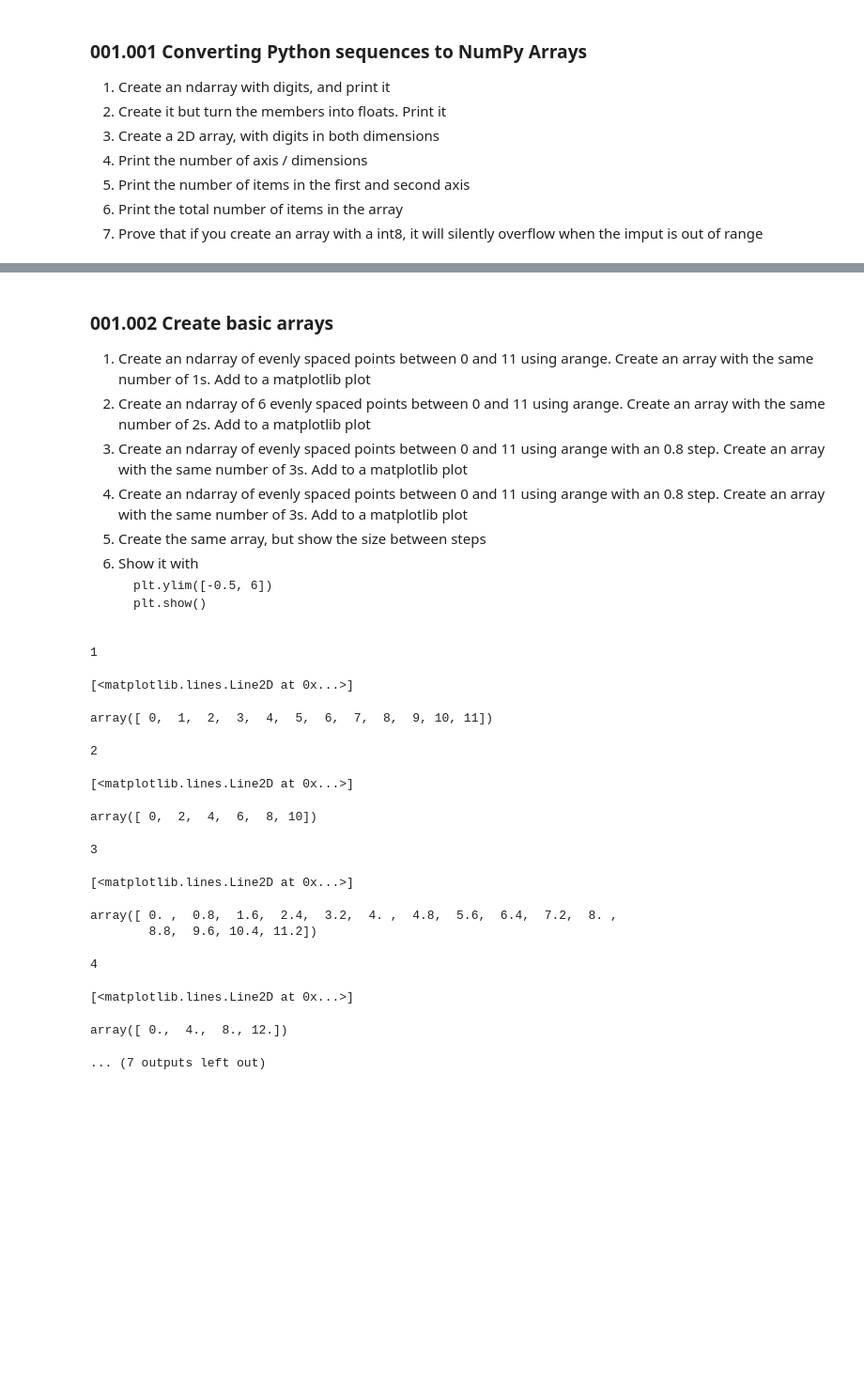
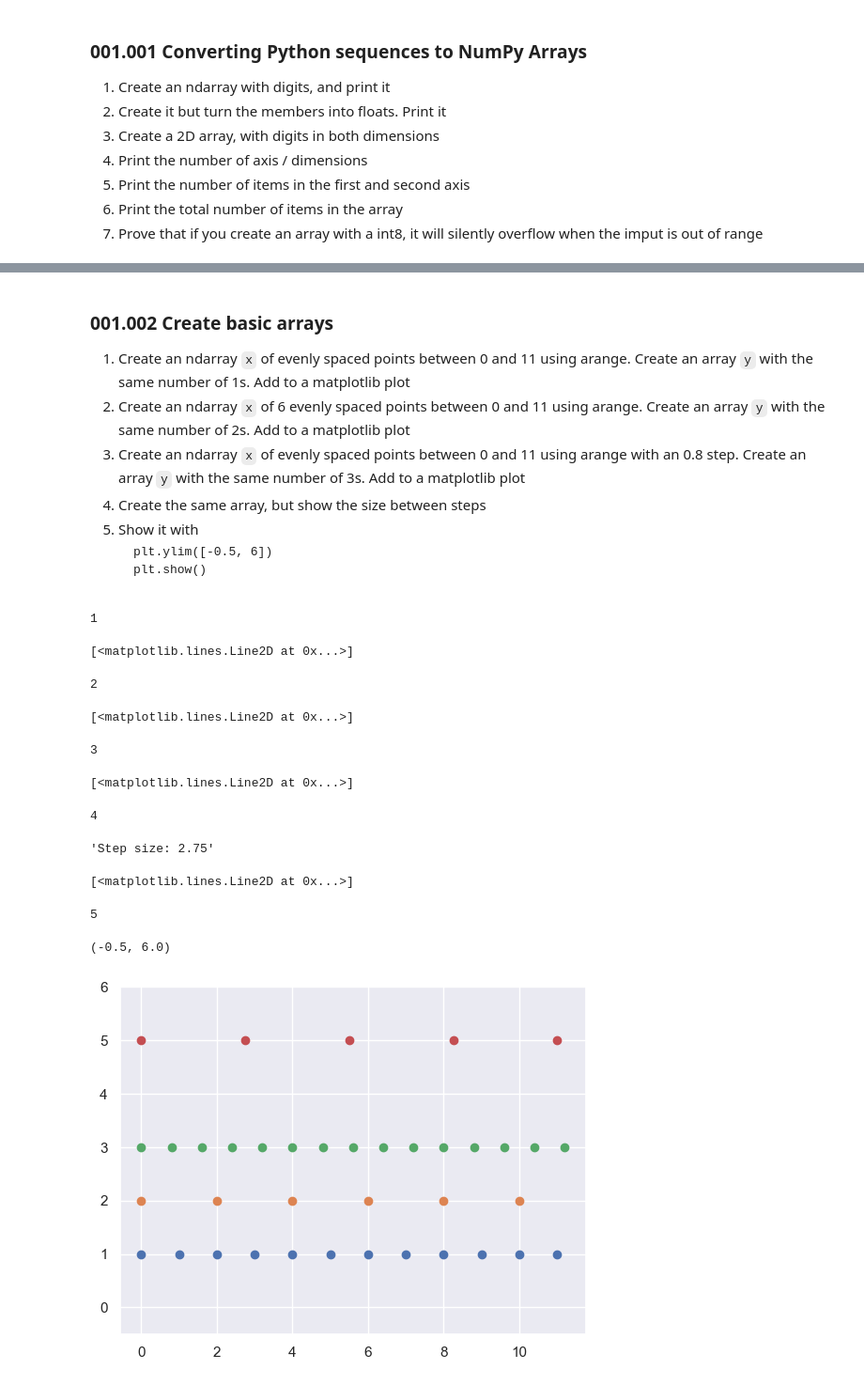
Before and after one commit to gotofritz/jupyter, a Jupyter notebook: katas/numpy_katas/solutions/001_numpy.ipynb, the cells around one changed output, grey strips where cells are left out. Shown at 94% size. Cells and saved outputs as stored; diff of their text form; code cells hidden in the pictures; blank space fills up the shorter version.

````diff
--- a/katas/numpy_katas/solutions/001_numpy.ipynb
+++ b/katas/numpy_katas/solutions/001_numpy.ipynb
@@ -75,10 +79,9 @@ array([ 127, -127], dtype=int8)
 # %% [markdown]
 ### 001.002  Create basic arrays
 
-1. Create an ndarray of evenly spaced points between 0 and 11 using arange. Create an array with the same number of 1s. Add to a matplotlib plot
-1. Create an ndarray of 6 evenly spaced points between 0 and 11 using arange. Create an array with the same number of 2s. Add to a matplotlib plot
-1. Create an ndarray of evenly spaced points between 0 and 11 using arange with an 0.8 step. Create an array with the same number of 3s. Add to a matplotlib plot
-1. Create an ndarray of evenly spaced points between 0 and 11 using arange with an 0.8 step. Create an array with the same number of 3s. Add to a matplotlib plot
+1. Create an ndarray `x` of evenly spaced points between 0 and 11 using arange. Create an array `y` with the same number of 1s. Add to a matplotlib plot
+1. Create an ndarray `x` of 6 evenly spaced points between 0 and 11 using arange. Create an array `y` with the same number of 2s. Add to a matplotlib plot
+1. Create an ndarray `x` of evenly spaced points between 0 and 11 using arange with an 0.8 step. Create an array `y` with the same number of 3s. Add to a matplotlib plot
 1. Create the same array, but show the size between steps
 1. Show it with
    ```
@@ -87,57 +90,43 @@ array([ 127, -127], dtype=int8)
    ```
 # %%
 # solution
-
 1
-x = np.arange(12)
+x = np.arange(0, 12)
 y = [1] * x.size
 plt.plot(x, y, 'o')
-x
-
 
 2
 x = np.arange(0, 12, 2)
 y = [2] * x.size
 plt.plot(x, y, 'o')
-x
 
 3
 x = np.arange(0, 12, 0.8)
 y = [3] * x.size
 plt.plot(x, y, 'o')
-x
 
 4
-x = np.linspace(0., 12., num=4)
-y = [4] * x.size
-plt.plot(x, y, 'o')
-x
-
-5
-x, step_size = np.linspace(2.0, 3.0, num=5, retstep=True)
+x, step_size = np.linspace(0, 11.0, num=5, retstep=True)
 f"Step size: {step_size}"
 y = [5] * x.size
 plt.plot(x, y, 'o')
-x
 
-6
+5
 plt.ylim([-0.5, 6])
 plt.show()
 # %% [output]
 1
 [<matplotlib.lines.Line2D at 0x...>]
-array([ 0,  1,  2,  3,  4,  5,  6,  7,  8,  9, 10, 11])
+2
-2
+[<matplotlib.lines.Line2D at 0x...>]
-[<matplotlib.lines.Line2D at 0x...>]
+3
-array([ 0,  2,  4,  6,  8, 10])
+[<matplotlib.lines.Line2D at 0x...>]
-3
+4
-[<matplotlib.lines.Line2D at 0x...>]
+'Step size: 2.75'
-array([ 0. ,  0.8,  1.6,  2.4,  3.2,  4. ,  4.8,  5.6,  6.4,  7.2,  8. ,
-        8.8,  9.6, 10.4, 11.2])
+[<matplotlib.lines.Line2D at 0x...>]
-4
+5
-[<matplotlib.lines.Line2D at 0x...>]
+(-0.5, 6.0)
-array([ 0.,  4.,  8., 12.])
-... (7 outputs left out)
+[figure, added]
 # %% [markdown]
 ### 001.003 log ndarrays
 
````
Also changed, not shown: parts of 9 cells of this notebook, 6 other files.
